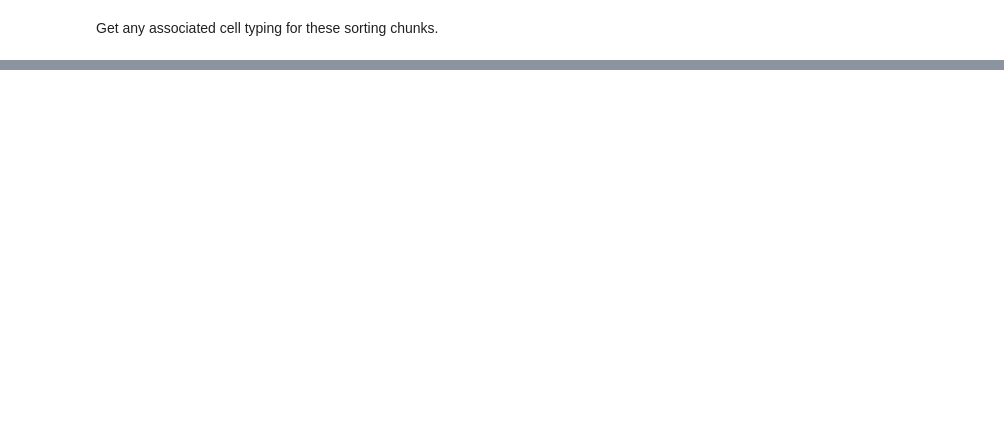
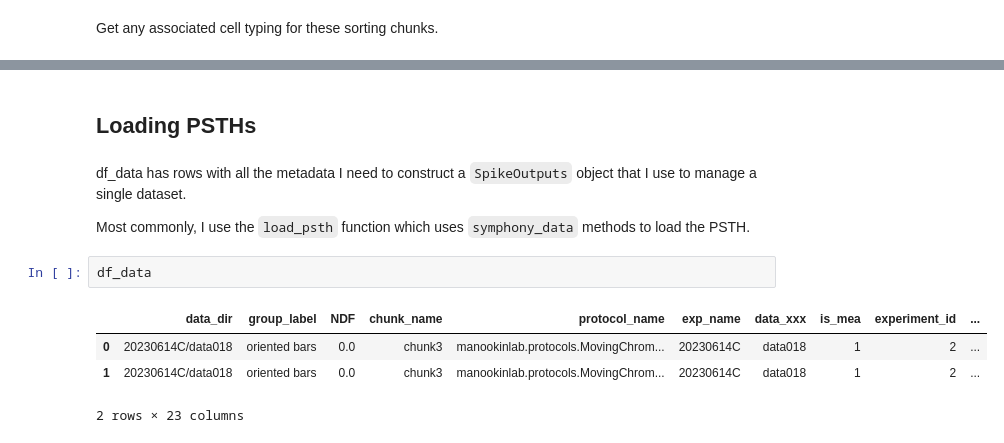
Before and after one commit to vmr160030/datajoint, a Jupyter notebook: nbs/202503_tutorial.ipynb, the cells around one changed output, grey strips where cells are left out. Saved outputs shown, nothing was run; the diff lists cells and outputs as text; blank space fills up the shorter version.

```diff
--- a/nbs/202503_tutorial.ipynb
+++ b/nbs/202503_tutorial.ipynb
@@ -149,0 +243,13 @@ Compute an analysis value for cells across queried datasets.
+# %% [markdown]
+## Loading PSTHs
+# %% [markdown]
+df_data has rows with all the metadata I need to construct a `SpikeOutputs` object that I use to manage a single dataset.
+
+Most commonly, I use the `load_psth` function which uses `symphony_data` methods to load the PSTH.
+# %%
+df_data
+# %% [output]
+|  | data_dir | group_label | NDF | chunk_name | protocol_name | exp_name | data_xxx | is_mea | experiment_id | ... |
+| 0 | 20230614C/data018 | oriented bars | 0.0 | chunk3 | manookinlab.protocols.MovingChrom... | 20230614C | data018 | 1 | 2 | ... |
+| 1 | 20230614C/data018 | oriented bars | 0.0 | chunk3 | manookinlab.protocols.MovingChrom... | 20230614C | data018 | 1 | 2 | ... |
+2 rows × 23 columns
```
Also changed, not shown: parts of 23 cells of this notebook, 1 other file.
